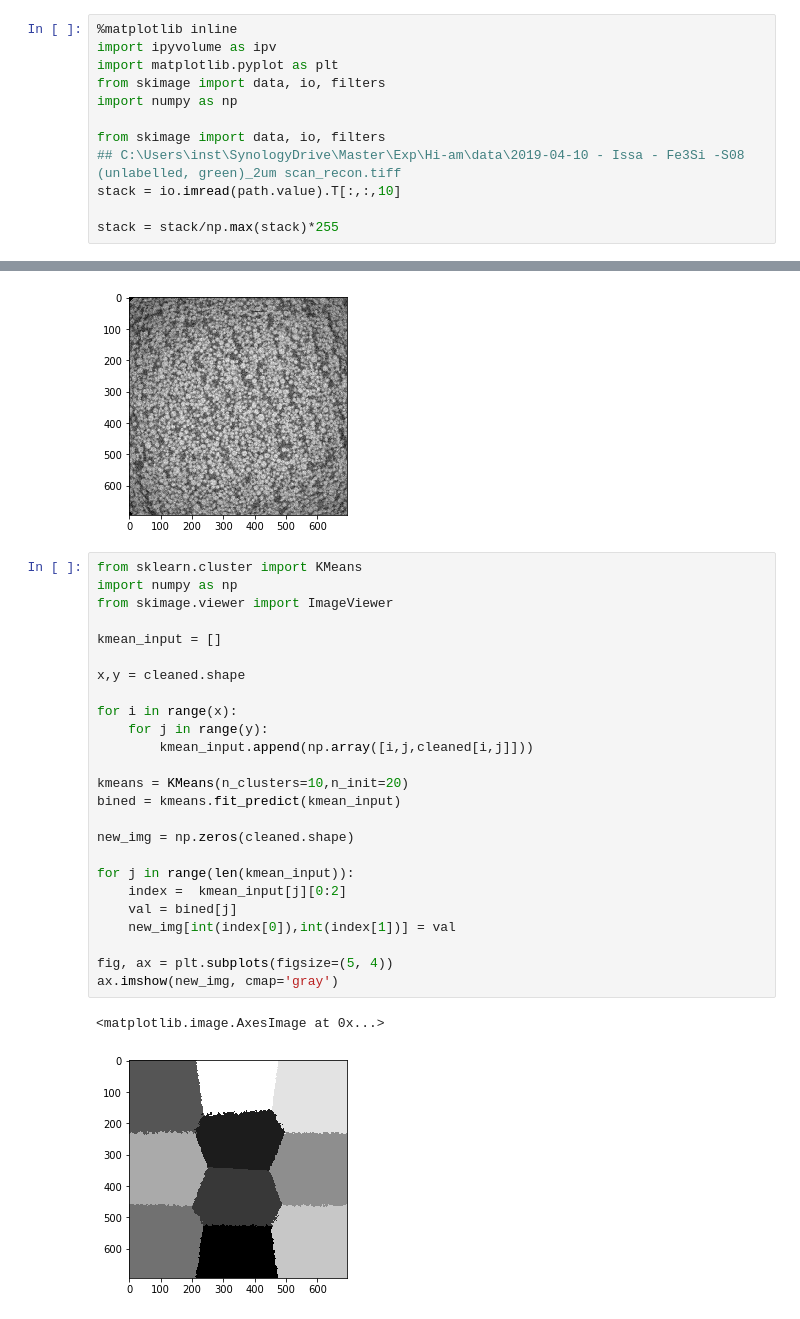
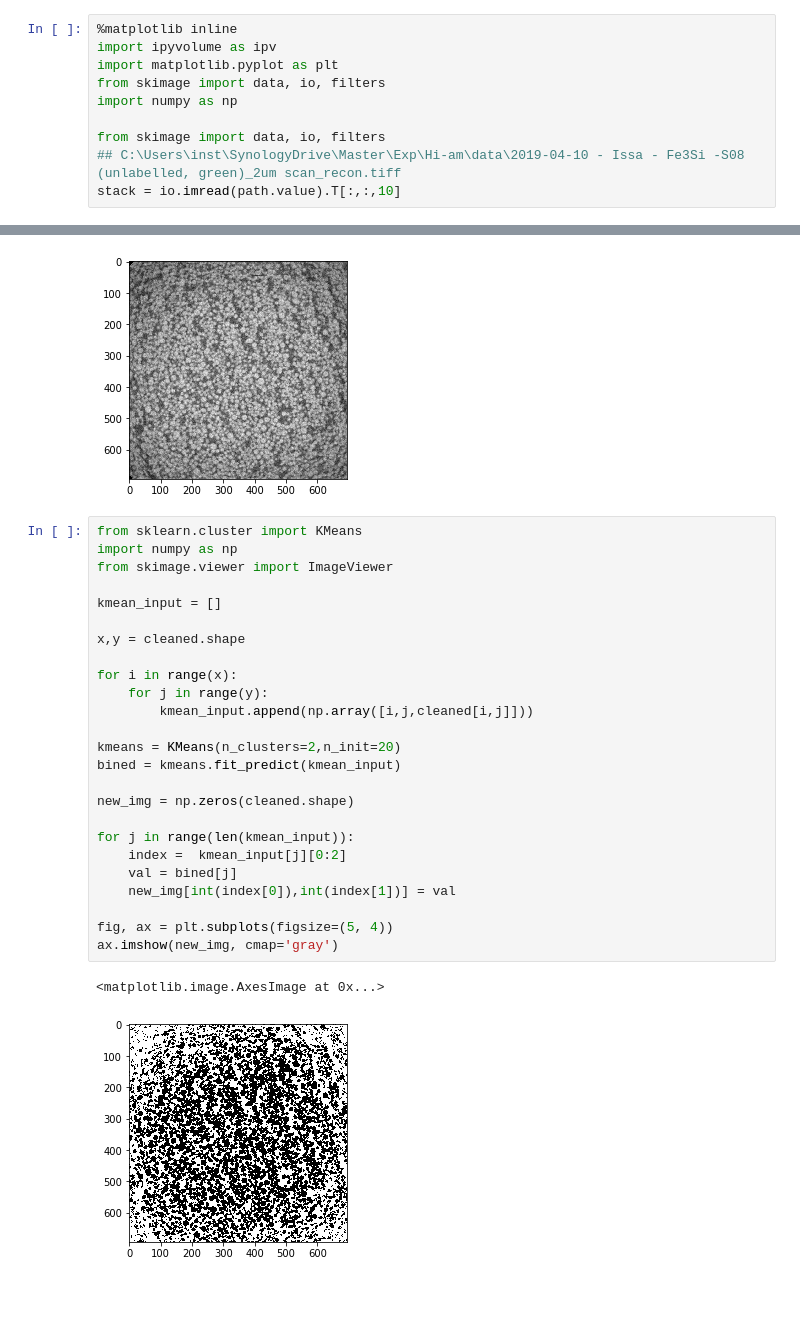
Before and after one commit to rockandsalt/image_segmentation, a Jupyter notebook: image_segmentation.ipynb, the cells around one changed output, grey strips where cells are left out. Cells and saved outputs as stored; diff of their text form.

```diff
--- a/image_segmentation.ipynb
+++ b/image_segmentation.ipynb
@@ -21,5 +21,3 @@ import numpy as np
 from skimage import data, io, filters
 ## C:\Users\inst\SynologyDrive\Master\Exp\Hi-am\data\2019-04-10 - Issa - Fe3Si -S08 (unlabelled, green)_2um scan_recon.tiff
 stack = io.imread(path.value).T[:,:,10]
-
-stack = stack/np.max(stack)*255
@@ -50,28 +46,28 @@ ax.imshow(cleaned, cmap='gray')
 # %%
 from sklearn.cluster import KMeans
 import numpy as np
 from skimage.viewer import ImageViewer
 
 kmean_input = []
 
 x,y = cleaned.shape
 
 for i in range(x):
     for j in range(y):
         kmean_input.append(np.array([i,j,cleaned[i,j]]))
 
-kmeans = KMeans(n_clusters=10,n_init=20)
+kmeans = KMeans(n_clusters=2,n_init=20)
 bined = kmeans.fit_predict(kmean_input)
 
 new_img = np.zeros(cleaned.shape)
 
 for j in range(len(kmean_input)):
     index =  kmean_input[j][0:2]
     val = bined[j]
     new_img[int(index[0]),int(index[1])] = val
 
 fig, ax = plt.subplots(figsize=(5, 4))
 ax.imshow(new_img, cmap='gray')
 # %% [output]
 <matplotlib.image.AxesImage at 0x...>
-[figure, old version]
+[figure, new version]
```
Also changed, not shown: parts of 3 cells of this notebook.
